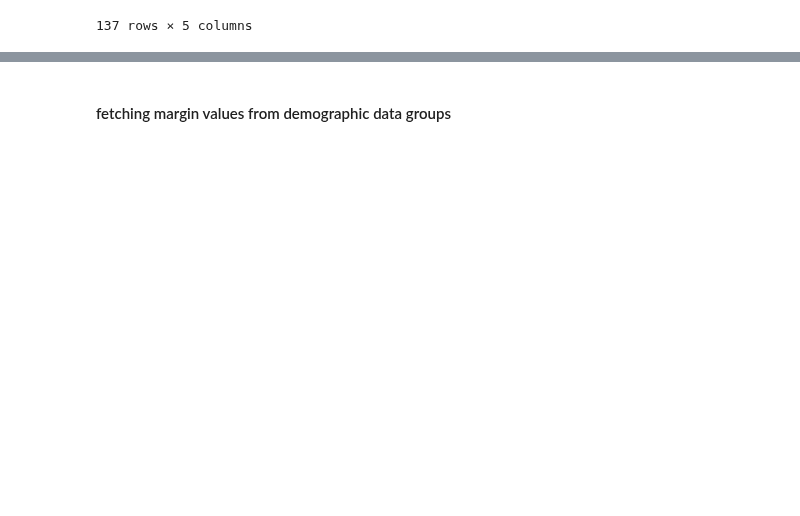
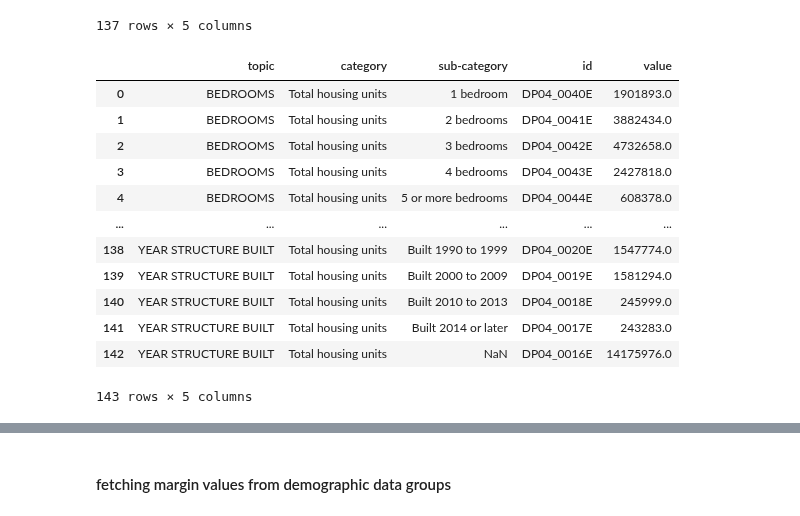
Before and after one commit to abuudarda/synthetic-population-simulation, a Jupyter notebook: IPF_IPU_sampling/IPF_IPU_SAMPLING.ipynb, the cells around one changed output, grey strips where cells are left out. Cells and saved outputs as stored; diff of their text form; code cells hidden in the pictures; blank space fills up the shorter version.

```diff
--- a/IPF_IPU_sampling/IPF_IPU_SAMPLING.ipynb
+++ b/IPF_IPU_sampling/IPF_IPU_SAMPLING.ipynb
@@ -252,3 +241,20 @@ edg
 | 135 | PERCENTAGE OF FAMILIES AND PEOPLE... | All people | Unrelated individuals 15 years an... | DP03_0137E | (X) |
 | 136 | PERCENTAGE OF FAMILIES AND PEOPLE... | All people | NaN | DP03_0128E | (X) |
 137 rows × 5 columns
+# %%
+hdg=pd.read_csv("C:\\Users\\abubabu\\Documents\\GitHub\\synthetic-population-simulation\\CA-data\\census\\temp_housing.csv")
+hdg
+# %% [output]
+|  | topic | category | sub-category | id | value |
+| 0 | BEDROOMS | Total housing units | 1 bedroom | DP04_0040E | 1901893.0 |
+| 1 | BEDROOMS | Total housing units | 2 bedrooms | DP04_0041E | 3882434.0 |
+| 2 | BEDROOMS | Total housing units | 3 bedrooms | DP04_0042E | 4732658.0 |
+| 3 | BEDROOMS | Total housing units | 4 bedrooms | DP04_0043E | 2427818.0 |
+| 4 | BEDROOMS | Total housing units | 5 or more bedrooms | DP04_0044E | 608378.0 |
+| ... | ... | ... | ... | ... | ... |
+| 138 | YEAR STRUCTURE BUILT | Total housing units | Built 1990 to 1999 | DP04_0020E | 1547774.0 |
+| 139 | YEAR STRUCTURE BUILT | Total housing units | Built 2000 to 2009 | DP04_0019E | 1581294.0 |
+| 140 | YEAR STRUCTURE BUILT | Total housing units | Built 2010 to 2013 | DP04_0018E | 245999.0 |
+| 141 | YEAR STRUCTURE BUILT | Total housing units | Built 2014 or later | DP04_0017E | 243283.0 |
+| 142 | YEAR STRUCTURE BUILT | Total housing units | NaN | DP04_0016E | 14175976.0 |
+143 rows × 5 columns
```
Also changed, not shown: parts of 7 cells of this notebook, 8 other files.
